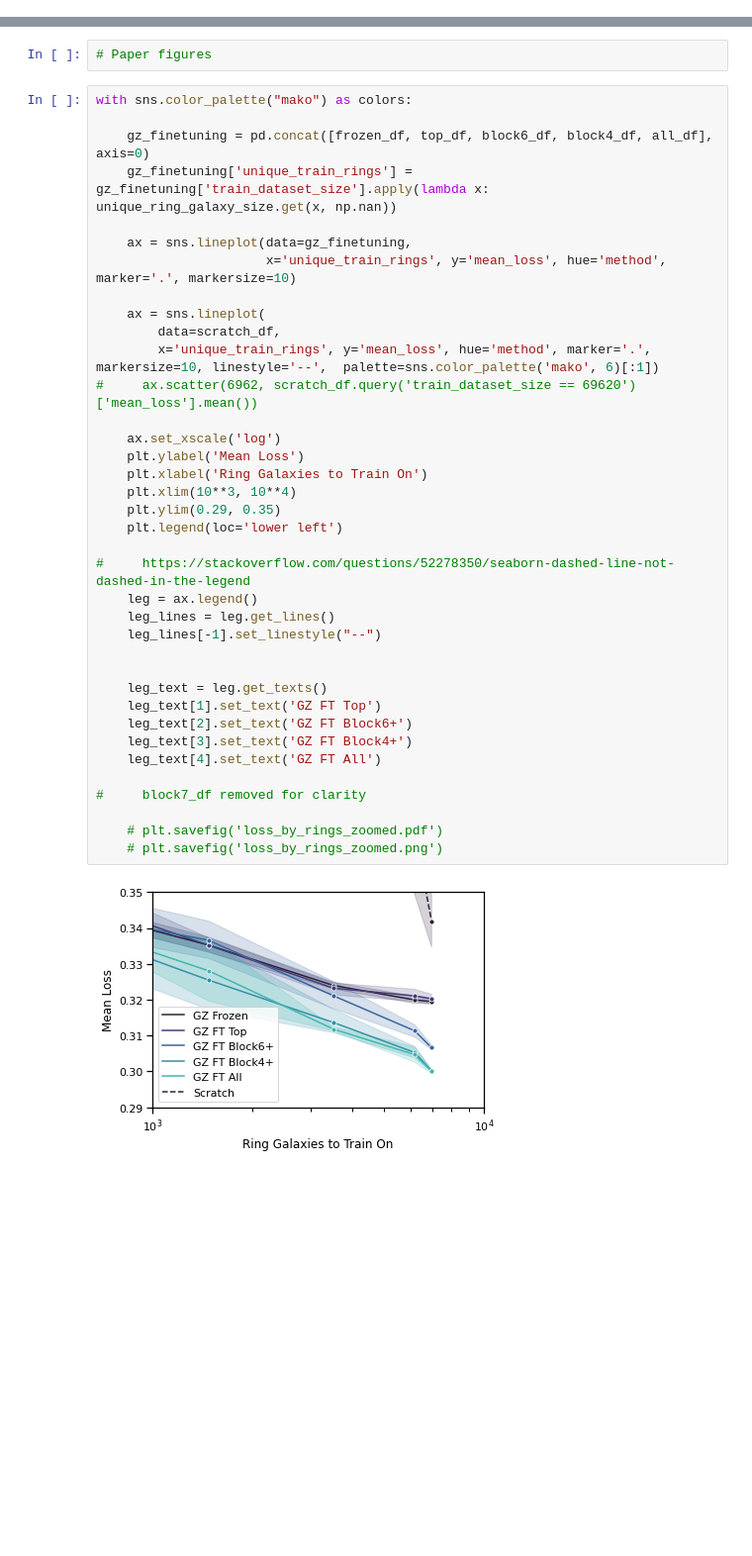
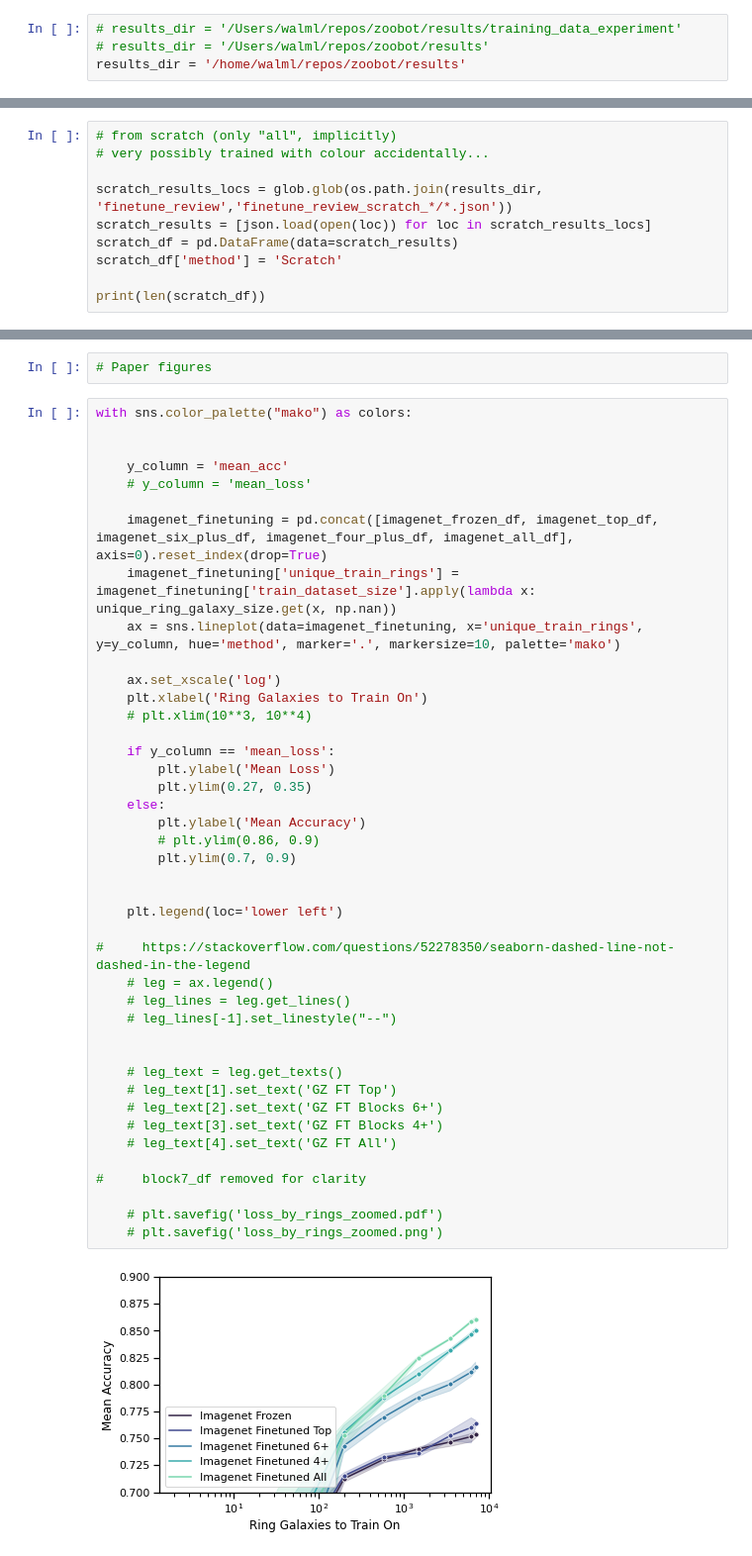
Before and after one commit to mwalmsley/morphology-tools, a Jupyter notebook: ring/notebooks/visualise_finetuning_results.ipynb, the cells around one changed output, grey strips where cells are left out. Shown at 99% size. Drawn from its saved outputs; the diff is of its cells as text; blank space fills up the shorter version.

```diff
--- a/ring/notebooks/visualise_finetuning_results.ipynb
+++ b/ring/notebooks/visualise_finetuning_results.ipynb
@@ -29 +26,5 @@ results_dir = '/Users/walml/repos/zoobot/results/training_data_experiment'
+# %%
+# results_dir = '/Users/walml/repos/zoobot/results/training_data_experiment'
+# results_dir = '/Users/walml/repos/zoobot/results'
+results_dir = '/home/walml/repos/zoobot/results'
 # %%
@@ -101,0 +197,10 @@ len(scratch_df), len(block7_df), len(block6_df), len(top_df), len(all_df)
+# %%
+# from scratch (only "all", implicitly)
+# very possibly trained with colour accidentally...
+
+scratch_results_locs = glob.glob(os.path.join(results_dir, 'finetune_review','finetune_review_scratch_*/*.json'))
+scratch_results = [json.load(open(loc)) for loc in scratch_results_locs]
+scratch_df = pd.DataFrame(data=scratch_results)
+scratch_df['method'] = 'Scratch'
+
+print(len(scratch_df))
@@ -239,39 +556,44 @@ plt.ylim(0.29, 0.35)
 # %%
 with sns.color_palette("mako") as colors:
 
-    gz_finetuning = pd.concat([frozen_df, top_df, block6_df, block4_df, all_df], axis=0)
-    gz_finetuning['unique_train_rings'] = gz_finetuning['train_dataset_size'].apply(lambda x: unique_ring_galaxy_size.get(x, np.nan))
 
-    ax = sns.lineplot(data=gz_finetuning,
-                      x='unique_train_rings', y='mean_loss', hue='method', marker='.', markersize=10)
+    y_column = 'mean_acc'
+    # y_column = 'mean_loss'
 
-    ax = sns.lineplot(
-        data=scratch_df,
-        x='unique_train_rings', y='mean_loss', hue='method', marker='.', markersize=10, linestyle='--',  palette=sns.color_palette('mako', 6)[:1])
-#     ax.scatter(6962, scratch_df.query('train_dataset_size == 69620')['mean_loss'].mean())
+    imagenet_finetuning = pd.concat([imagenet_frozen_df, imagenet_top_df, imagenet_six_plus_df, imagenet_four_plus_df, imagenet_all_df], axis=0).reset_index(drop=True)
+    imagenet_finetuning['unique_train_rings'] = imagenet_finetuning['train_dataset_size'].apply(lambda x: unique_ring_galaxy_size.get(x, np.nan))
+    ax = sns.lineplot(data=imagenet_finetuning, x='unique_train_rings', y=y_column, hue='method', marker='.', markersize=10, palette='mako')
 
     ax.set_xscale('log')
-    plt.ylabel('Mean Loss')
     plt.xlabel('Ring Galaxies to Train On')
-    plt.xlim(10**3, 10**4)
-    plt.ylim(0.29, 0.35)
+    # plt.xlim(10**3, 10**4)
+
+    if y_column == 'mean_loss':
+        plt.ylabel('Mean Loss')
+        plt.ylim(0.27, 0.35)
+    else:
+        plt.ylabel('Mean Accuracy')
+        # plt.ylim(0.86, 0.9)
+        plt.ylim(0.7, 0.9)
+
+
     plt.legend(loc='lower left')
 
 #     https://stackoverflow.com/questions/52278350/seaborn-dashed-line-not-dashed-in-the-legend
-    leg = ax.legend()
-    leg_lines = leg.get_lines()
-    leg_lines[-1].set_linestyle("--")
+    # leg = ax.legend()
+    # leg_lines = leg.get_lines()
+    # leg_lines[-1].set_linestyle("--")
 
 
-    leg_text = leg.get_texts()
-    leg_text[1].set_text('GZ FT Top')
-    leg_text[2].set_text('GZ FT Block6+')
-    leg_text[3].set_text('GZ FT Block4+')
-    leg_text[4].set_text('GZ FT All')
+    # leg_text = leg.get_texts()
+    # leg_text[1].set_text('GZ FT Top')
+    # leg_text[2].set_text('GZ FT Blocks 6+')
+    # leg_text[3].set_text('GZ FT Blocks 4+')
+    # leg_text[4].set_text('GZ FT All')
 
 #     block7_df removed for clarity
 
     # plt.savefig('loss_by_rings_zoomed.pdf')
     # plt.savefig('loss_by_rings_zoomed.png')
 # %% [output]
-[figure, old version]
+[figure, new version]
```
Also changed, not shown: parts of 36 cells of this notebook, 24 other files.
